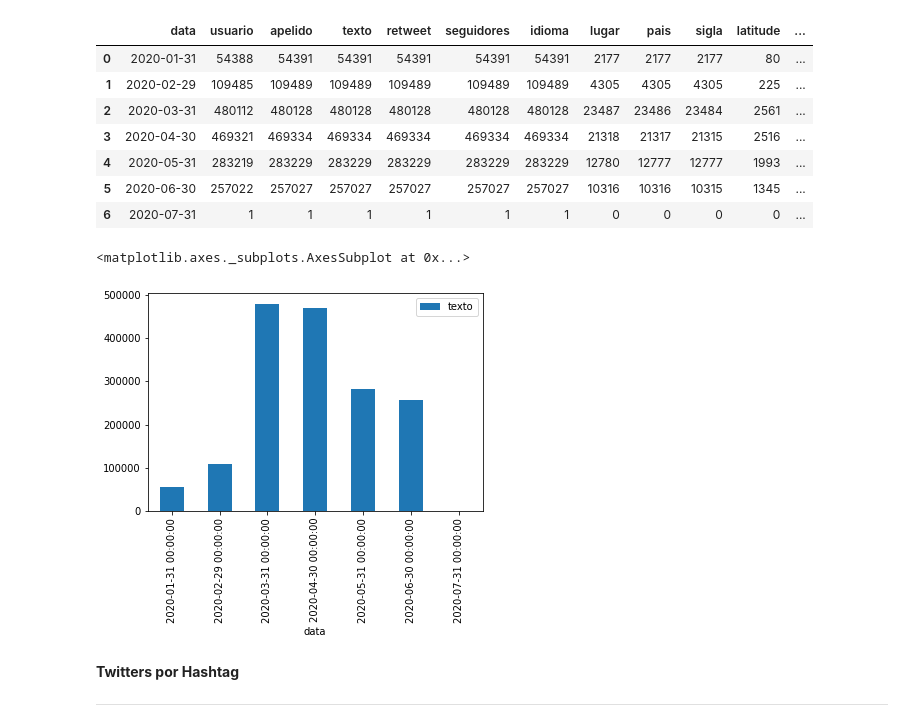
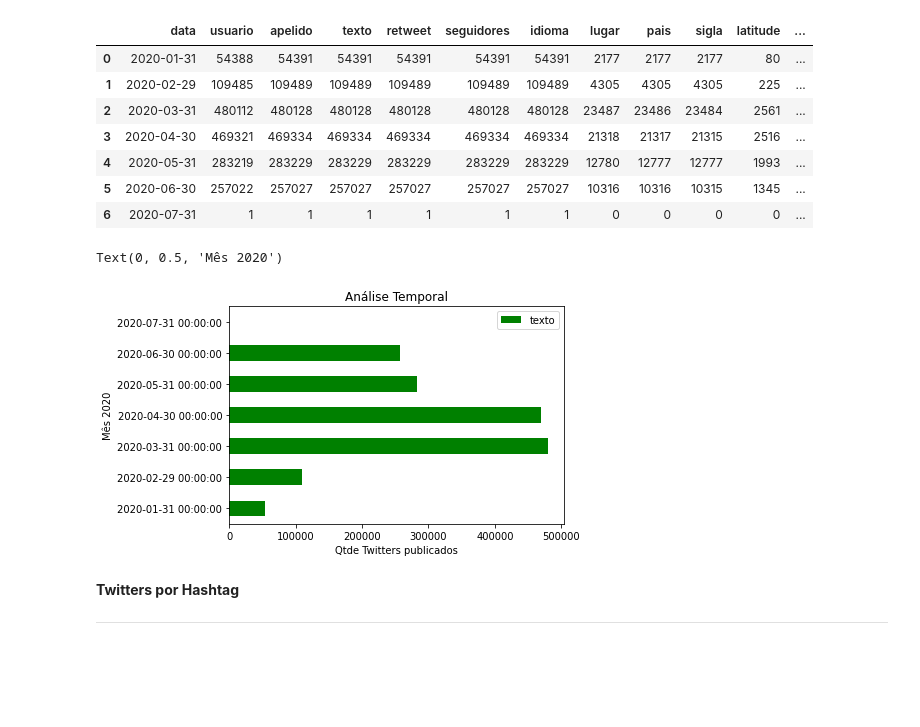
Before and after one commit to pauloigorms/covid-twitter-pecd, a Jupyter notebook: Programacao_Ciencia_Dados.ipynb, the cells around one changed output. Drawn from its saved outputs; the diff is of its cells as text; code cells hidden in the pictures; blank space fills up the shorter version.

```diff
--- a/Programacao_Ciencia_Dados.ipynb
+++ b/Programacao_Ciencia_Dados.ipynb
@@ -234,11 +250,13 @@ df_res
 | 4 | 2020-05-31 | 283219 | 283229 | 283229 | 283229 | 283229 | 283229 | 12780 | 12777 | 12777 | 1993 | ... |
 | 5 | 2020-06-30 | 257022 | 257027 | 257027 | 257027 | 257027 | 257027 | 10316 | 10316 | 10315 | 1345 | ... |
 | 6 | 2020-07-31 | 1 | 1 | 1 | 1 | 1 | 1 | 0 | 0 | 0 | 0 | ... |
-# %%
-df_res.plot(kind='bar',x='data',y='texto')
-# %% [output]
-<matplotlib.axes._subplots.AxesSubplot at 0x...>
-[figure, removed]
+# %%
+graph = df_res.plot(kind='barh',x='data',y='texto', title="Análise Temporal", color="green")
+graph.set_xlabel("Qtde Twitters publicados")
+graph.set_ylabel("Mês 2020")
+# %% [output]
+Text(0, 0.5, 'Mês 2020')
+[figure, added]
 # %% [markdown]
 **Twitters por Hashtag**
 
```
Also changed, not shown: parts of 15 cells of this notebook.
